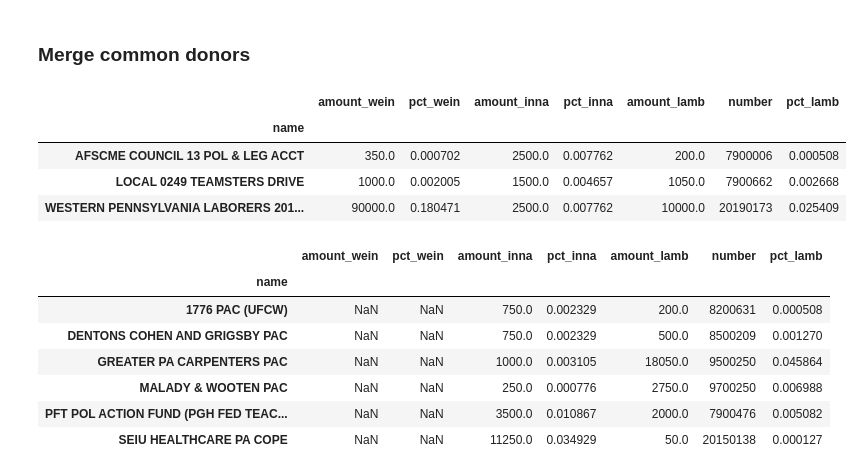
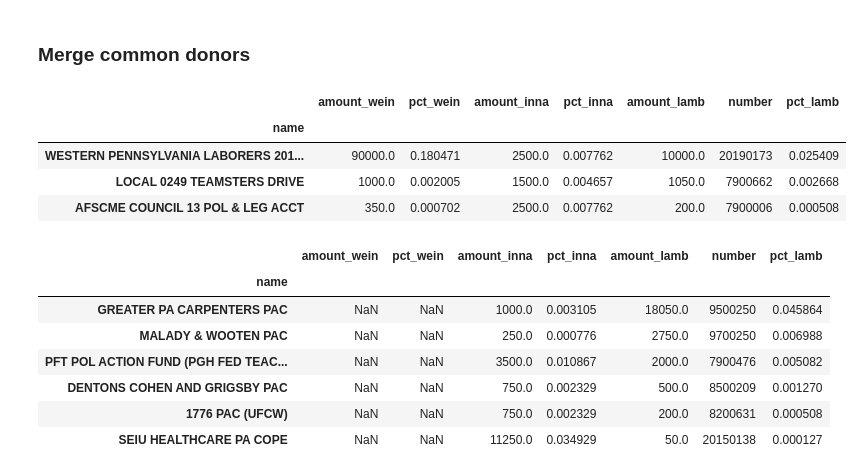
Before and after one commit to maclover7/execfinance, a Jupyter notebook: analysis.ipynb, the cells around one changed output. Saved outputs shown, nothing was run; the diff lists cells and outputs as text; code cells hidden in the pictures.

```diff
--- a/analysis.ipynb
+++ b/analysis.ipynb
@@ -226,22 +226,26 @@ dfs = [df_weinstein_topcontribs, df_innamorato_topcontribs, df_lamb_topcontribs]
 dfs = [df.set_index('name') for df in dfs]
 joined = reduce(lambda x, y: pd.merge(x,y, on='name', how='outer'), dfs)
 # %%
-joined[(joined.amount_wein.notna()) & (joined.amount_inna.notna()) & (joined.amount_lamb.notna())]
+joined[
+    (joined.amount_wein.notna()) & (joined.amount_inna.notna()) & (joined.amount_lamb.notna())
+].sort_values(by='pct_wein', ascending=False)
 # %% [output]
 |  | amount_wein | pct_wein | amount_inna | pct_inna | amount_lamb | number | pct_lamb |
 | name |  |  |  |  |  |  |  |
+| WESTERN PENNSYLVANIA LABORERS 201... | 90000.0 | 0.180471 | 2500.0 | 0.007762 | 10000.0 | 20190173 | 0.025409 |
+| LOCAL 0249 TEAMSTERS DRIVE | 1000.0 | 0.002005 | 1500.0 | 0.004657 | 1050.0 | 7900662 | 0.002668 |
 | AFSCME COUNCIL 13 POL & LEG ACCT | 350.0 | 0.000702 | 2500.0 | 0.007762 | 200.0 | 7900006 | 0.000508 |
-| LOCAL 0249 TEAMSTERS DRIVE | 1000.0 | 0.002005 | 1500.0 | 0.004657 | 1050.0 | 7900662 | 0.002668 |
-| WESTERN PENNSYLVANIA LABORERS 201... | 90000.0 | 0.180471 | 2500.0 | 0.007762 | 10000.0 | 20190173 | 0.025409 |
 # %%
-joined[(joined.amount_wein.isna()) & (joined.amount_inna.notna()) & (joined.amount_lamb.notna())]
+joined[
+    (joined.amount_wein.isna()) & (joined.amount_inna.notna()) & (joined.amount_lamb.notna())
+].sort_values(by='pct_lamb', ascending=False)
 # %% [output]
 |  | amount_wein | pct_wein | amount_inna | pct_inna | amount_lamb | number | pct_lamb |
 | name |  |  |  |  |  |  |  |
-| 1776 PAC (UFCW) | NaN | NaN | 750.0 | 0.002329 | 200.0 | 8200631 | 0.000508 |
-| DENTONS COHEN AND GRIGSBY PAC | NaN | NaN | 750.0 | 0.002329 | 500.0 | 8500209 | 0.001270 |
 | GREATER PA CARPENTERS PAC | NaN | NaN | 1000.0 | 0.003105 | 18050.0 | 9500250 | 0.045864 |
 | MALADY & WOOTEN PAC | NaN | NaN | 250.0 | 0.000776 | 2750.0 | 9700250 | 0.006988 |
 | PFT POL ACTION FUND (PGH FED TEAC... | NaN | NaN | 3500.0 | 0.010867 | 2000.0 | 7900476 | 0.005082 |
+| DENTONS COHEN AND GRIGSBY PAC | NaN | NaN | 750.0 | 0.002329 | 500.0 | 8500209 | 0.001270 |
+| 1776 PAC (UFCW) | NaN | NaN | 750.0 | 0.002329 | 200.0 | 8200631 | 0.000508 |
 | SEIU HEALTHCARE PA COPE | NaN | NaN | 11250.0 | 0.034929 | 50.0 | 20150138 | 0.000127 |
 # %%
```
Also changed, not shown: parts of 1 cell of this notebook.
